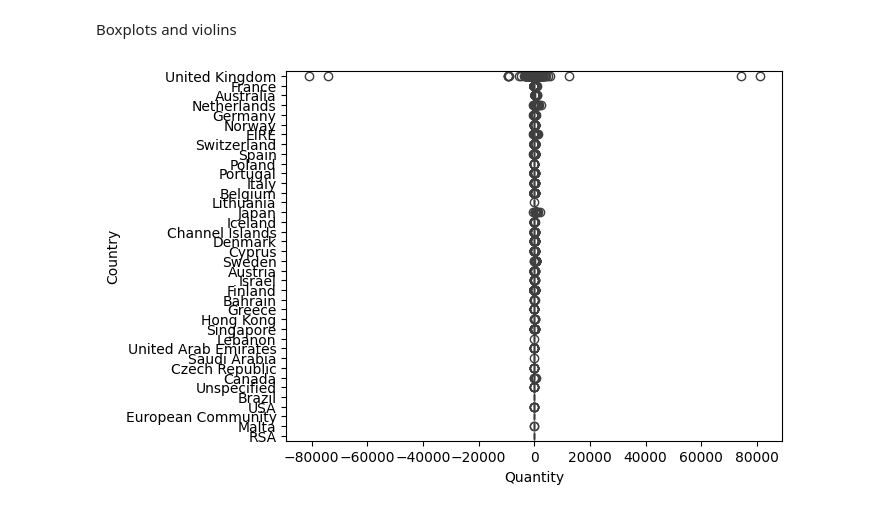
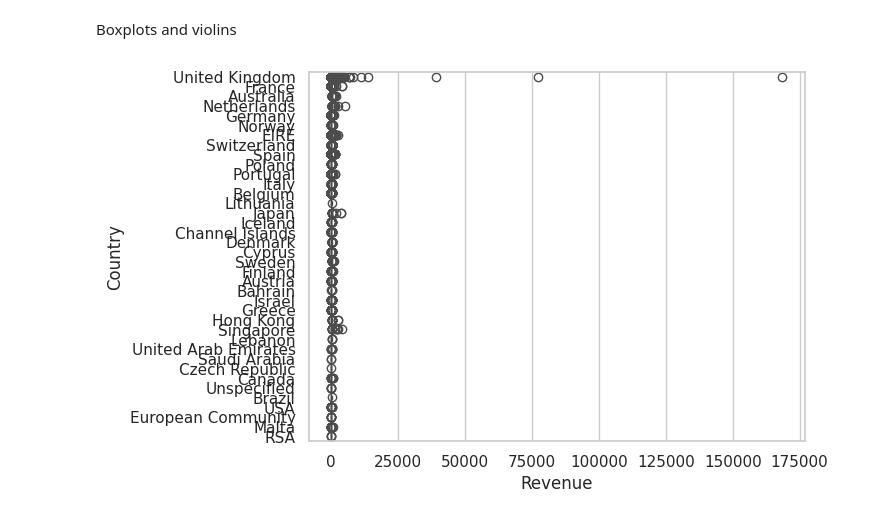
Before and after one commit to mainek2004/sgu_25_data_analysis, a Jupyter notebook: BTbig_lab1/EDA_task2.ipynb, the cells around one changed output. Cells and saved outputs as stored; diff of their text form; code cells hidden in the pictures.

```diff
--- a/BTbig_lab1/EDA_task2.ipynb
+++ b/BTbig_lab1/EDA_task2.ipynb
@@ -705,3 +829,6 @@ memory usage: 33.1+ MB
+# %%
+# Giữ lại chỉ các dòng hợp lệ
+retail = retail[(retail['Quantity'] > 0) & (retail['UnitPrice'] > 0)]
 # %%
 retail.isnull().sum()
 # %% [output]
@@ -729,0 +849,5 @@ np.int64(0)
+# %%
+#Xử lý dữ liệu bị thiếu trong cột CustomerID
+retail['CustomerID'] = retail['CustomerID'].fillna('Unknown')
+# Loại bỏ dòng thiếu Description
+retail = retail.dropna(subset=['Description'])
@@ -845,0 +1008,18 @@ NameError: name 'retail' is not defined
+# %%
+sample = retail.sample(1000, random_state=42)
+
+# Vẽ pairplot cho tất cả các cột số
+sns.set(style="whitegrid")
+
+g = sns.pairplot(sample, plot_kws={'alpha':0.6, 's':25}, diag_kws={'bins':20})
+
+# Chỉnh kích thước chữ
+for ax in g.axes.flatten():
+    if ax:  # tránh None
+        ax.tick_params(axis='both', labelsize=8)   # chữ trục nhỏ lại
+
+# Tiêu đề chung
+g.fig.suptitle("Pairplot for All Numeric Columns (Sample 1000)", fontsize=12, y=1.02)
+
+plt.savefig("/content/drive/MyDrive/Data_Analysis/BTbig_lab1/Pairplot.png", dpi=300)
+plt.show()
@@ -858,0 +1032,13 @@ plt.show()
+# %%
+
+# Tạo cột Revenue
+retail['Revenue'] = retail['Quantity'] * retail['UnitPrice']
+
+# Tính ma trận tương quan cho 3 cột
+corr = retail[['Quantity', 'UnitPrice', 'Revenue']].corr()
+
+# Vẽ heatmap
+plt.figure(figsize=(8,6))
+sns.heatmap(corr, cmap='Blues', annot=True, fmt=".2f")
+plt.title("Correlation Heatmap: Quantity, UnitPrice, Revenue")
+plt.show()
@@ -866,10 +1054,10 @@ plt.show()
 # %% [markdown]
 Boxplots and violins
 # %%
-sns.boxplot(x='Quantity', y = 'Country', data=retail)
+sns.boxplot(x='Revenue', y = 'Country', data=retail)
 plt.show()
 # %% [output]
-[figure, old version]
+[figure, new version]
 # %%
 retail.boxplot(by='Country', figsize=(12,8))
 plt.show()
```
Also changed, not shown: parts of 49 cells of this notebook, 8 other files.
